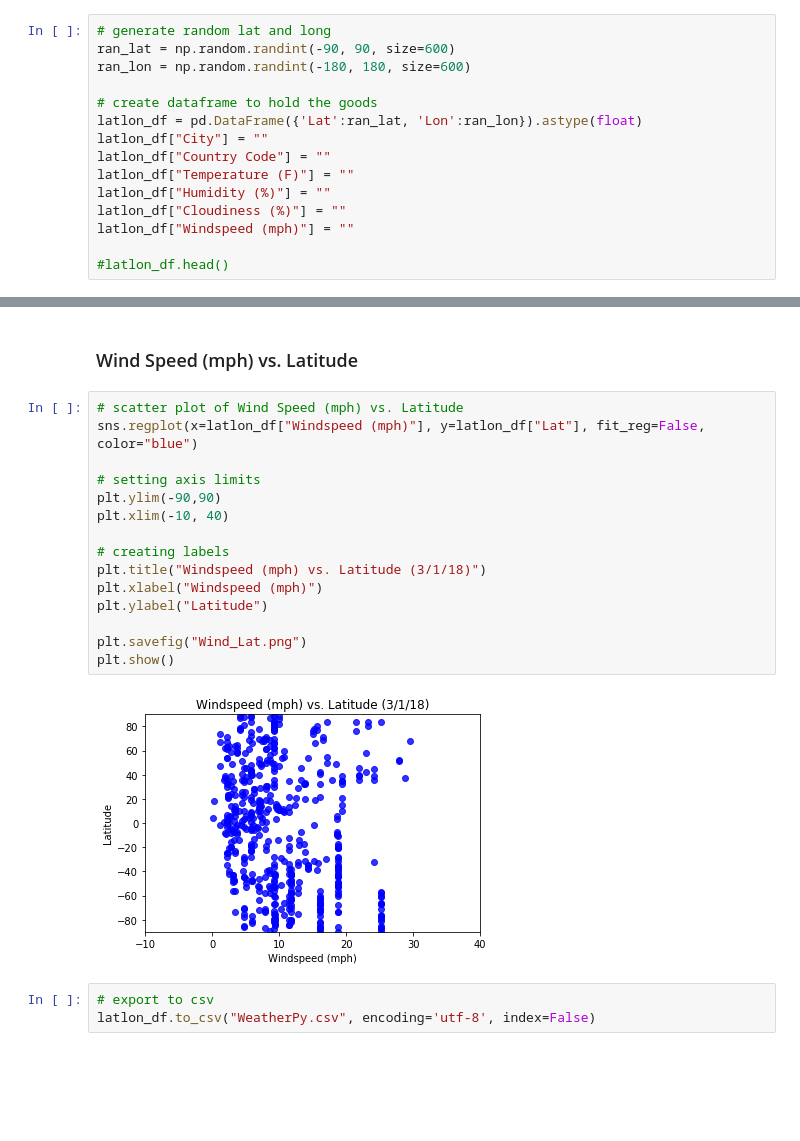
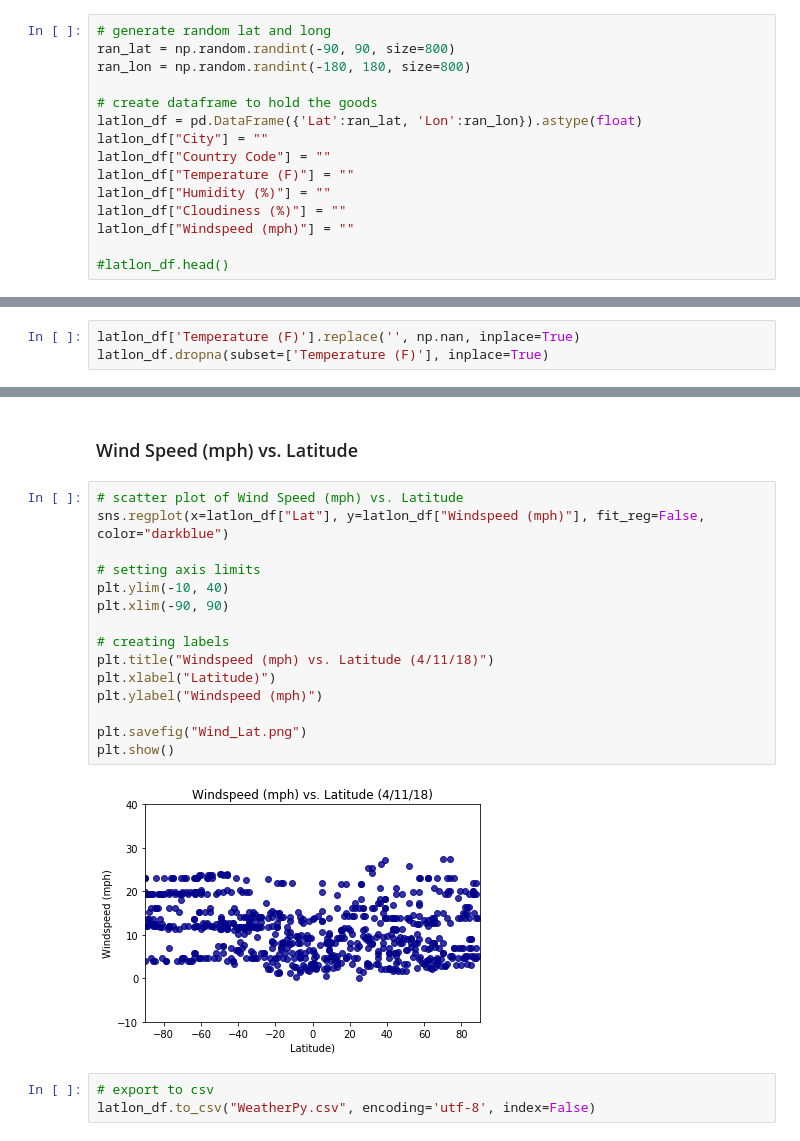
Before and after one commit to abimvas/DataScience, a Jupyter notebook: PythonAPIs/WeatherPy.ipynb, the cells around one changed output, grey strips where cells are left out. Cells and saved outputs as stored; diff of their text form; blank space fills up the shorter version.

```diff
--- a/PythonAPIs/WeatherPy.ipynb
+++ b/PythonAPIs/WeatherPy.ipynb
@@ -16,8 +24,8 @@ import json
 import seaborn as sns
 # %%
 # generate random lat and long
-ran_lat = np.random.randint(-90, 90, size=600)
-ran_lon = np.random.randint(-180, 180, size=600)
+ran_lat = np.random.randint(-90, 90, size=800)
+ran_lon = np.random.randint(-180, 180, size=800)
 
 # create dataframe to hold the goods
 latlon_df = pd.DataFrame({'Lat':ran_lat, 'Lon':ran_lon}).astype(float)
@@ -119,5 +129,8 @@ City does not have weather tracked.
 # %% [markdown]
 ### Temperature (F) vs. Latitude ###
+# %%
+latlon_df['Temperature (F)'].replace('', np.nan, inplace=True)
+latlon_df.dropna(subset=['Temperature (F)'], inplace=True)
 # %%
 # scatter plot of Temperature (F) vs. Latitude
 #plt.scatter(latlon_df["Temperature (F)"], latlon_df["Lat"], marker="o", facecolors="red", edgecolors="black")
@@ -179,21 +192,21 @@ plt.show()
 ### Wind Speed (mph) vs. Latitude ###
 # %%
 # scatter plot of Wind Speed (mph) vs. Latitude
-sns.regplot(x=latlon_df["Windspeed (mph)"], y=latlon_df["Lat"], fit_reg=False, color="blue")
+sns.regplot(x=latlon_df["Lat"], y=latlon_df["Windspeed (mph)"], fit_reg=False, color="darkblue")
 
 # setting axis limits
-plt.ylim(-90,90)
-plt.xlim(-10, 40)
+plt.ylim(-10, 40)
+plt.xlim(-90, 90)
 
 # creating labels
-plt.title("Windspeed (mph) vs. Latitude (3/1/18)")
-plt.xlabel("Windspeed (mph)")
-plt.ylabel("Latitude")
+plt.title("Windspeed (mph) vs. Latitude (4/11/18)")
+plt.xlabel("Latitude)")
+plt.ylabel("Windspeed (mph)")
 
 plt.savefig("Wind_Lat.png")
 plt.show()
 # %% [output]
-[figure, old version]
+[figure, new version]
 # %%
 # export to csv
 latlon_df.to_csv("WeatherPy.csv", encoding='utf-8', index=False)
```
Also changed, not shown: parts of 5 cells of this notebook, 5 other files.
